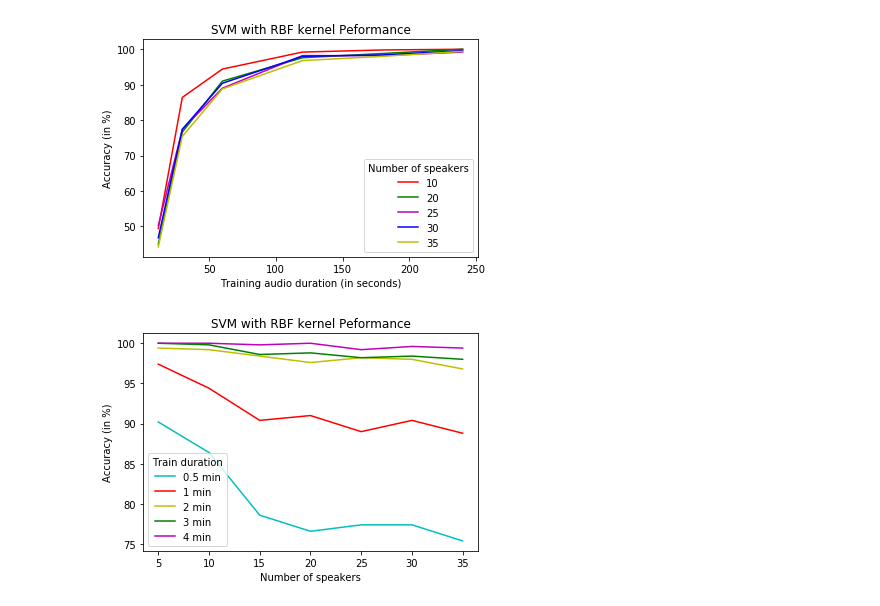
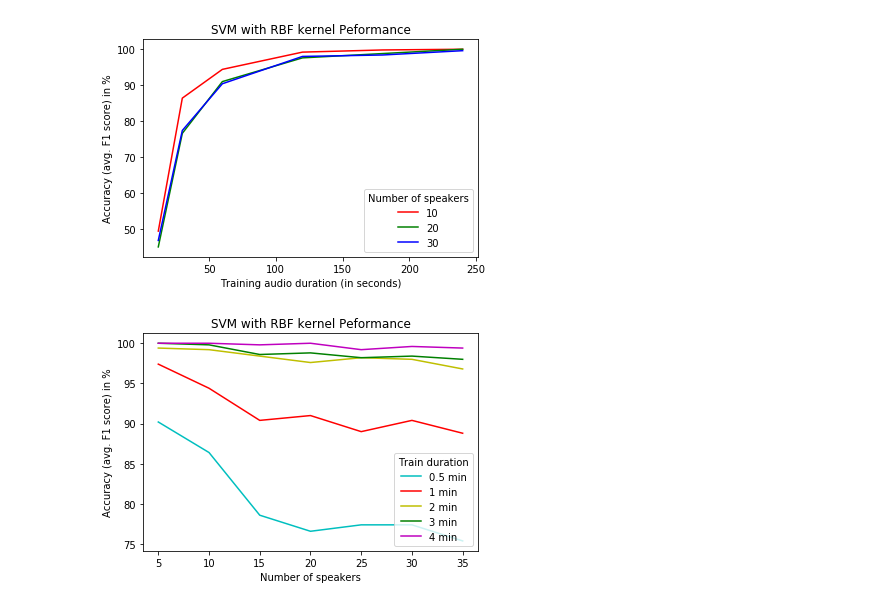
Before and after one commit to anshulshah96/Voice-Synthesizer, a Jupyter notebook: notebooks/plots/SVM_plot.ipynb, the cells around one changed output. Drawn from its saved outputs; the diff is of its cells as text; code cells hidden in the pictures.

Commit message:
Updated plots

```diff
--- a/notebooks/plots/SVM_plot.ipynb
+++ b/notebooks/plots/SVM_plot.ipynb
@@ -29,16 +29,16 @@ x = [600*i for i in x]
 plt.plot(x, y2, 'r', label = '10')
 #plt.plot(x, y3, 'y', label = '15')
 plt.plot(x, y4, 'g', label = '20')
-plt.plot(x, y5, 'm', label = '25')
+#plt.plot(x, y5, 'm', label = '25')
 plt.plot(x, y6, 'b', label = '30')
-plt.plot(x, y7, 'y', label = '35')
+#plt.plot(x, y7, 'y', label = '35')
 plt.xlabel('Training audio duration (in seconds)');
-plt.ylabel('Accuracy (in %)');
+plt.ylabel('Accuracy (avg. F1 score) in %');
 plt.legend(title = 'Number of speakers');
 plt.title('SVM with RBF kernel Peformance')
 plt.show();
 # %% [output]
-[figure, old version]
+[figure, new version]
 # %%
 a = [5,10,15,20,25,30,35]
 b1 = [100*data[(i,0.05)] for i in a]
@@ -49,13 +49,13 @@ b5 = [100*data[(i,0.4)] for i in a]
 # %%
 plt.plot(a, b1, 'c', label = '0.5 min')
 plt.plot(a, b2, 'r', label = '1 min')
 plt.plot(a, b3, 'y', label = '2 min')
 plt.plot(a, b4, 'g', label = '3 min')
 plt.plot(a, b5, 'm', label = '4 min')
 plt.xlabel('Number of speakers');
-plt.ylabel('Accuracy (in %)');
-plt.legend(title = 'Train duration');
+plt.ylabel('Accuracy (avg. F1 score) in %');
+plt.legend(title = 'Train duration', loc = 'lower right');
 plt.title('SVM with RBF kernel Peformance')
 plt.show();
 # %% [output]
-[figure, old version]
+[figure, new version]
```
